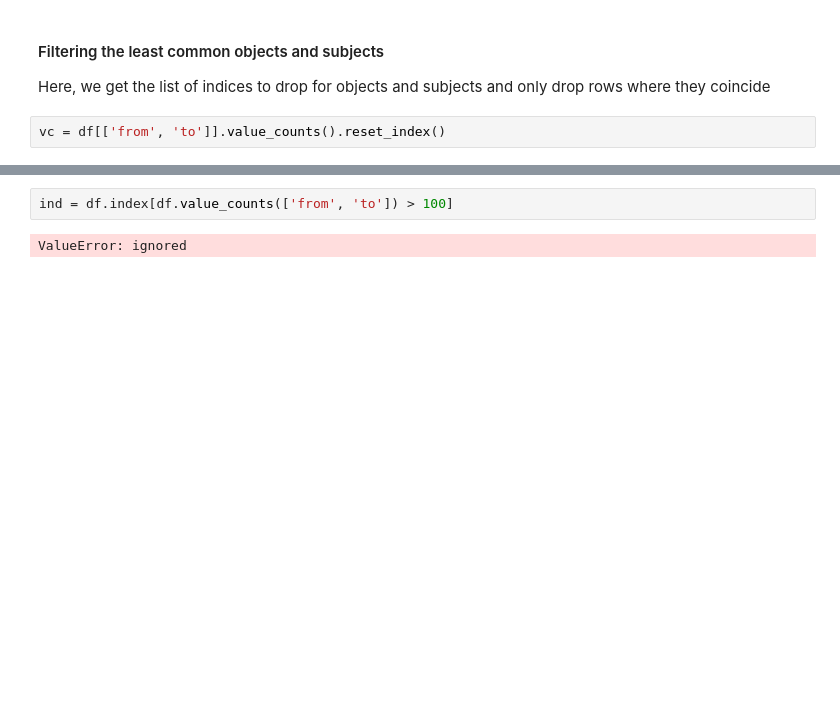
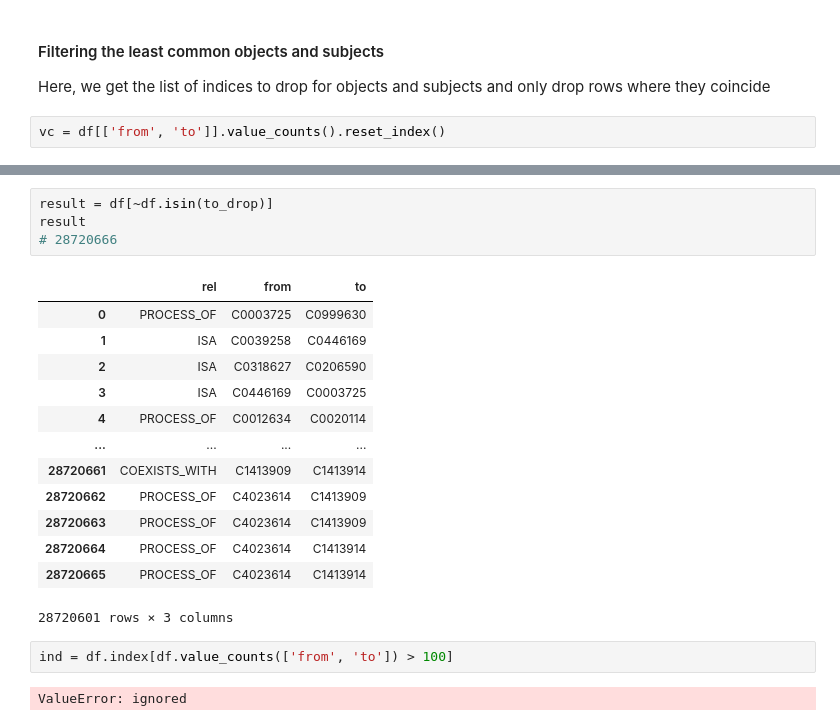
Before and after one commit to dikraMasrour/Breast_Cancer_Risk_Factor_Prediction_KG, a Jupyter notebook: BC_KG_EDA.ipynb, the cells around one changed output, grey strips where cells are left out. Drawn from its saved outputs; the diff is of its cells as text; blank space fills up the shorter version.

```diff
--- a/BC_KG_EDA.ipynb
+++ b/BC_KG_EDA.ipynb
@@ -116,3 +140,21 @@ vc[vc[0] < 10]
+# %%
+result = df[~df.isin(to_drop)]
+result
+# 28720666
+# %% [output]
+|  | rel | from | to |
+| 0 | PROCESS_OF | C0003725 | C0999630 |
+| 1 | ISA | C0039258 | C0446169 |
+| 2 | ISA | C0318627 | C0206590 |
+| 3 | ISA | C0446169 | C0003725 |
+| 4 | PROCESS_OF | C0012634 | C0020114 |
+| ... | ... | ... | ... |
+| 28720661 | COEXISTS_WITH | C1413909 | C1413914 |
+| 28720662 | PROCESS_OF | C4023614 | C1413909 |
+| 28720663 | PROCESS_OF | C4023614 | C1413909 |
+| 28720664 | PROCESS_OF | C4023614 | C1413914 |
+| 28720665 | PROCESS_OF | C4023614 | C1413914 |
+28720601 rows × 3 columns
 # %%
 ind = df.index[df.value_counts(['from', 'to']) > 100]
 # %% [output]
```
Also changed, not shown: parts of 5 cells of this notebook.
